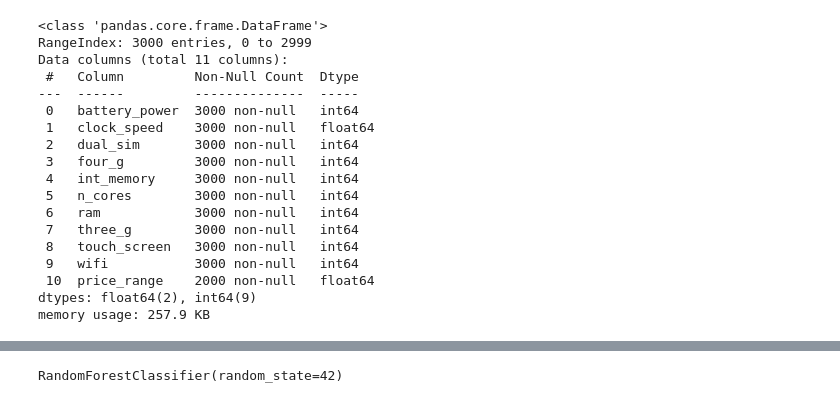
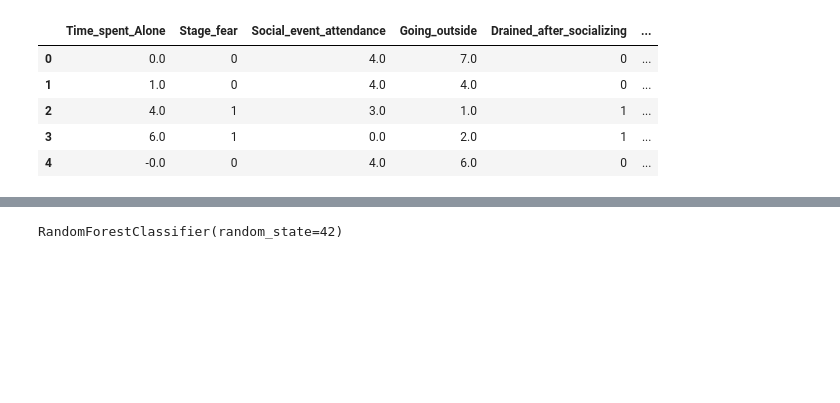
Before and after one commit to 4GeeksAcademy/app_Flask, a Jupyter notebook: src/explore.ipynb, the cells around one changed output, grey strips where cells are left out. Drawn from its saved outputs; the diff is of its cells as text; code cells hidden in the pictures; blank space fills up the shorter version.

```diff
--- a/src/explore.ipynb
+++ b/src/explore.ipynb
@@ -67,21 +0,0 @@ total_data.drop(['pc'],axis = 1, inplace = True)
-# %%
-total_data.info()
-# %% [output]
-<class 'pandas.core.frame.DataFrame'>
-RangeIndex: 3000 entries, 0 to 2999
-Data columns (total 11 columns):
- #   Column         Non-Null Count  Dtype
----  ------         --------------  -----
- 0   battery_power  3000 non-null   int64
- 1   clock_speed    3000 non-null   float64
- 2   dual_sim       3000 non-null   int64
- 3   four_g         3000 non-null   int64
- 4   int_memory     3000 non-null   int64
- 5   n_cores        3000 non-null   int64
- 6   ram            3000 non-null   int64
- 7   three_g        3000 non-null   int64
- 8   touch_screen   3000 non-null   int64
- 9   wifi           3000 non-null   int64
- 10  price_range    2000 non-null   float64
-dtypes: float64(2), int64(9)
-memory usage: 257.9 KB
@@ -103,3 +1,16 @@ total_data_fact["price_range"] = pd.factorize(total_data_fact["price_range"])[0]
+# %%
+import pandas as pd
+from sklearn.model_selection import train_test_split
+
+total_data = pd.read_csv("../data/processed/Extrovert vs. Introvert Personality Traits Dataset_Syncoraai_Synthetic data.csv")
+total_data.head()
+# %% [output]
+|  | Time_spent_Alone | Stage_fear | Social_event_attendance | Going_outside | Drained_after_socializing | ... |
+| 0 | 0.0 | 0 | 4.0 | 7.0 | 0 | ... |
+| 1 | 1.0 | 0 | 4.0 | 4.0 | 0 | ... |
+| 2 | 4.0 | 1 | 3.0 | 1.0 | 1 | ... |
+| 3 | 6.0 | 1 | 0.0 | 2.0 | 1 | ... |
+| 4 | -0.0 | 0 | 4.0 | 6.0 | 0 | ... |
 # %%
 from sklearn.model_selection import train_test_split
 
```
Also changed, not shown: parts of 23 cells of this notebook, 4 other files.
